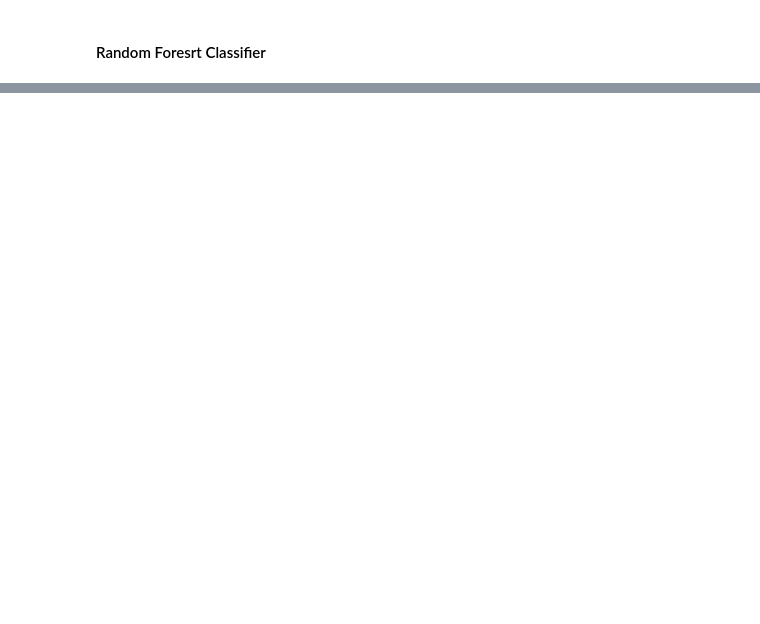
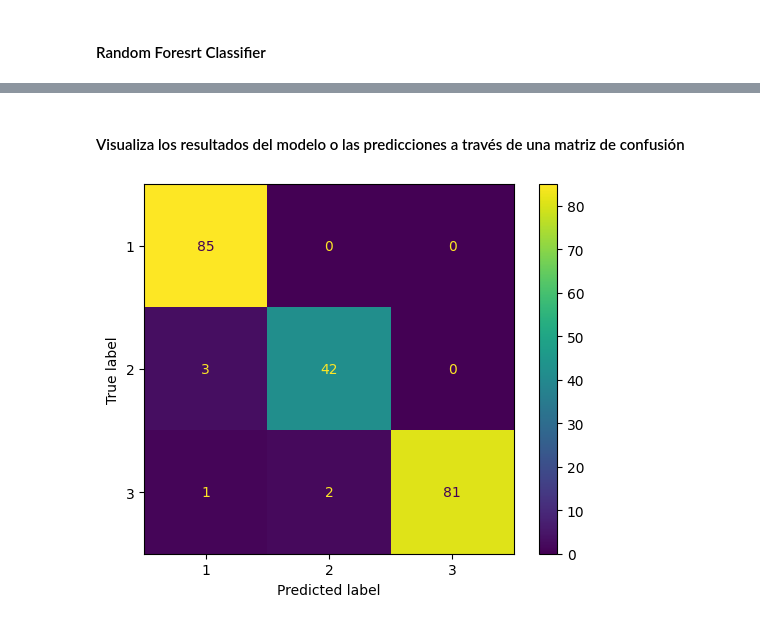
Before and after one commit to PosgradoMNA/actividades-del-projecto-96, a Jupyter notebook: Reto/Reto_calidad_agua_2Jose.ipynb, the cells around one changed output, grey strips where cells are left out. Cells and saved outputs as stored; diff of their text form; code cells hidden in the pictures; blank space fills up the shorter version.

```diff
--- a/Reto/Reto_calidad_agua_2Jose.ipynb
+++ b/Reto/Reto_calidad_agua_2Jose.ipynb
@@ -244,0 +268,8 @@ Métrica recall: 0.981
+# %% [markdown]
+#### Visualiza los resultados del modelo o las predicciones a través de una matriz de confusión
+# %%
+Forest.fit(Xtrain,Ytrain['SEMAFORO'])
+plot_confusion_matrix(Forest,Xtest,Ytest['SEMAFORO'])
+plt.show()
+# %% [output]
+[figure, added]
```
Also changed, not shown: parts of 13 cells of this notebook.
